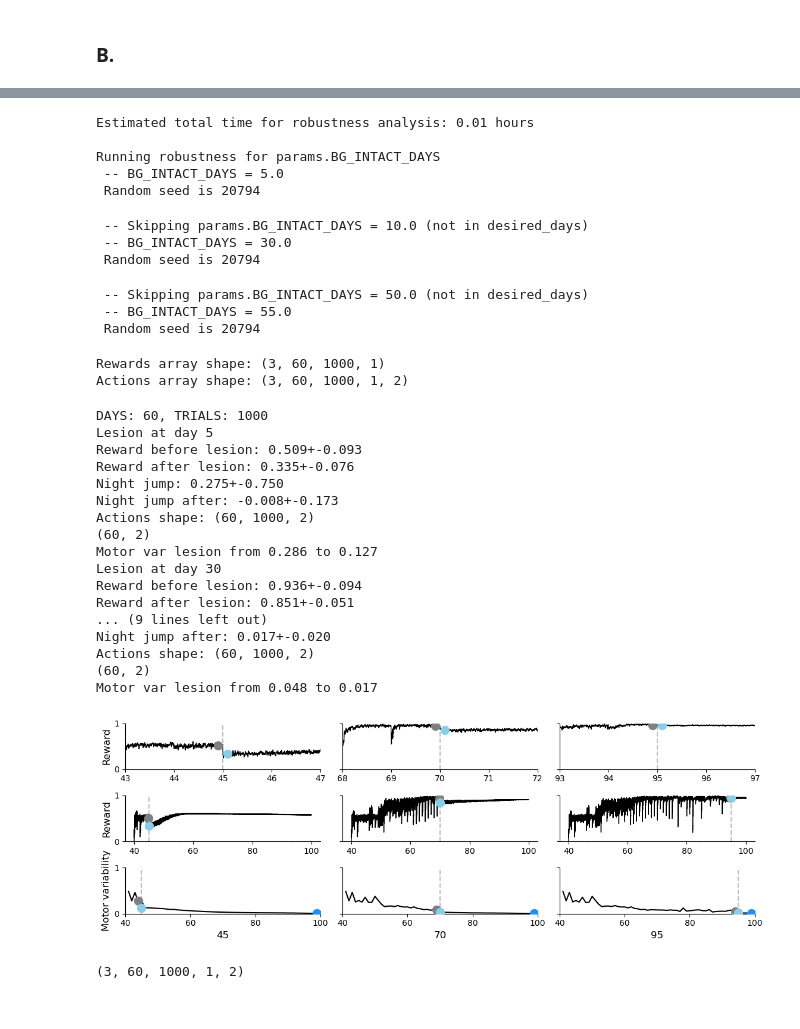
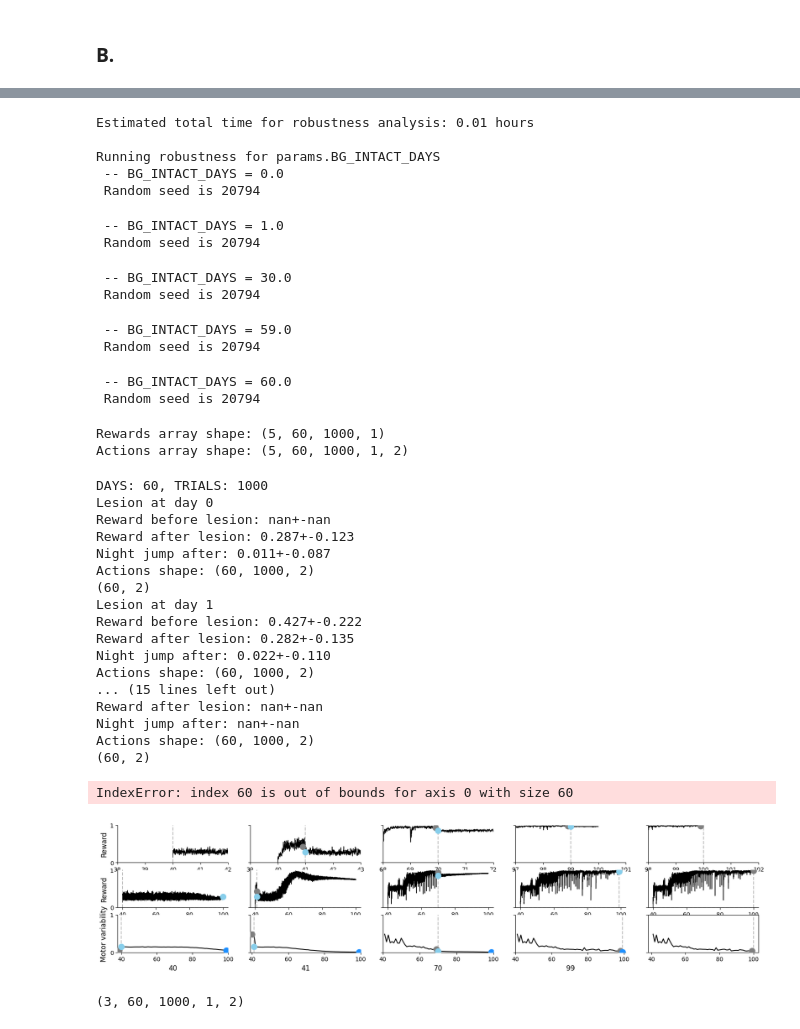
Before and after one commit to AtharvSuryawanshi/Dual_Pathway_RL_songbird, a Jupyter notebook: Figures/Figure_7.ipynb, the cells around one changed output, grey strips where cells are left out. Cells and saved outputs as stored; diff of their text form; code cells hidden in the pictures.

Commit message:
lesion day changes

```diff
--- a/Figures/Figure_7.ipynb
+++ b/Figures/Figure_7.ipynb
@@ -30,7 +30,7 @@ Base parameters loaded from params.yaml
 Testing
 Plotting colors safely loaded
 # %%
-wanted_days = [5, 30, 55]
+wanted_days = [0, 1, 30, 59, 60]
 wanted_parameters = ["BG_INTACT_DAYS"]
 # %%
 HERE = Path.cwd()          # notebook directory
@@ -625,16 +641,18 @@ print("Actions array shape:", actions_array.shape)
 Estimated total time for robustness analysis: 0.01 hours
 
 Running robustness for params.BG_INTACT_DAYS
- -- BG_INTACT_DAYS = 5.0
+ -- BG_INTACT_DAYS = 0.0
  Random seed is 20794
- -- Skipping params.BG_INTACT_DAYS = 10.0 (not in desired_days)
- -- BG_INTACT_DAYS = 30.0
+ -- BG_INTACT_DAYS = 1.0
  Random seed is 20794
- -- Skipping params.BG_INTACT_DAYS = 50.0 (not in desired_days)
- -- BG_INTACT_DAYS = 55.0
+ -- BG_INTACT_DAYS = 30.0
  Random seed is 20794
-Rewards array shape: (3, 60, 1000, 1)
-Actions array shape: (3, 60, 1000, 1, 2)
+ -- BG_INTACT_DAYS = 59.0
+ Random seed is 20794
+ -- BG_INTACT_DAYS = 60.0
+ Random seed is 20794
+Rewards array shape: (5, 60, 1000, 1)
+Actions array shape: (5, 60, 1000, 1, 2)
 # %%
 def plot_rewards_and_actions(rewards, actions, wanted_days, DAYS_TOTAL, TRIALS_TOTAL, smoothing=5):
     # Define colors for the points
@@ -661,8 +679,8 @@ def plot_rewards_and_actions(rewards, actions, wanted_days, DAYS_TOTAL, TRIALS_T
         print(f"Reward before lesion: {reward_before_lesion.mean():.3f}+-{reward_before_lesion.std():.3f}")
         print(f"Reward after lesion: {reward_after_lesion.mean():.3f}+-{reward_after_lesion.std():.3f}")
         # night jump
-        night_jump_before = actions[param_idx][lesion_day-3:lesion_day,0] - actions[param_idx][lesion_day-4:lesion_day-1,-1]
-        print(f"Night jump: {night_jump_before.mean():.3f}+-{night_jump_before.std():.3f}")
+        # night_jump_before = actions[param_idx][lesion_day-3:lesion_day,0] - actions[param_idx][lesion_day-4:lesion_day-1,-1]
+        # print(f"Night jump: {night_jump_before.mean():.3f}+-{night_jump_before.std():.3f}")
         night_jump_after = actions[param_idx][lesion_day+1:lesion_day+4,0] - actions[param_idx][lesion_day:lesion_day+3,-1]
         print(f"Night jump after: {night_jump_after.mean():.3f}+-{night_jump_after.std():.3f}")
         # Smooth data
@@ -679,9 +697,9 @@ def plot_rewards_and_actions(rewards, actions, wanted_days, DAYS_TOTAL, TRIALS_T
         spacing_with_zoom = 100
         spacing_without_zoom = 100
         axs[0, i].scatter(smooth_time[lesion_day*TRIALS_TOTAL - spacing_with_zoom] + offset, reward_before_lesion.mean(), color=point_colors['Before'], s=100, zorder=5)
-        axs[0, i].scatter(smooth_time[lesion_day*TRIALS_TOTAL + spacing_with_zoom] + offset, reward_after_lesion.mean(), color=point_colors['After'], s=100, zorder=5)
+        axs[0, i].scatter(smooth_time[lesion_day*TRIALS_TOTAL + spacing_with_zoom - 101] + offset, reward_after_lesion.mean(), color=point_colors['After'], s=100, zorder=5)
         axs[1, i].scatter(smooth_time[lesion_day*TRIALS_TOTAL - spacing_without_zoom] + offset, reward_before_lesion.mean(), color=point_colors['Before'], s=100, zorder=5)
-        axs[1, i].scatter(smooth_time[lesion_day*TRIALS_TOTAL + spacing_without_zoom] + offset, reward_after_lesion.mean(), color=point_colors['After'], s=100, zorder=5)
+        axs[1, i].scatter(smooth_time[lesion_day*TRIALS_TOTAL + spacing_without_zoom - 101] + offset, reward_after_lesion.mean(), color=point_colors['After'], s=100, zorder=5)
 
         # Formatting
         axs[0, i].set_xlim(offset+lesion_day - 2, offset+lesion_day + 2)
@@ -707,7 +725,7 @@ def plot_rewards_and_actions(rewards, actions, wanted_days, DAYS_TOTAL, TRIALS_T
         print(motor_var.shape)
         # print(f"Motor Var {motor_var[lesion_day-1]}, {motor_var[lesion_day]}")
         mean_motor_var = np.mean(motor_var, axis=1)  # (days)
-        print(f"Motor var lesion from {mean_motor_var[lesion_day-1]:.3f} to {mean_motor_var[lesion_day]:.3f}")
+        # print(f"Motor var lesion from {mean_motor_var[lesion_day-1]:.3f} to {mean_motor_var[lesion_day]:.3f}")
         axs[2, i].plot(np.arange(1, DAYS_TOTAL + 1) + offset, mean_motor_var, color='black')
         axs[2, i].axvline(lesion_day + offset, linestyle='--', color='grey', alpha=0.5)  # type: ignore
         axs[2, i].scatter(lesion_day - 1 + offset, mean_motor_var[lesion_day - 1], color=point_colors['Before'], s=100, zorder=5)
@@ -717,46 +735,47 @@ def plot_rewards_and_actions(rewards, actions, wanted_days, DAYS_TOTAL, TRIALS_T
         axs[2, i].set_ylim(0, 1)
         axs[2, i].set_yticks([0, 1])
         axs[2, i].set_xticks(offset + np.arange(0, DAYS_TOTAL + 1, 20))
         axs[2, i].set_xlabel(lesion_day + offset, fontsize=12)
         axs[2, i].tick_params(labelsize=10)
         axs[2, i].spines[['right', 'top']].set_visible(False)
         if i == 0:
             axs[2, i].set_ylabel("Motor variability", fontsize=12)
 
     handles = [plt.Line2D([0], [0], marker='o', color='w', markerfacecolor=col, markersize=8, label=lbl)   # type: ignore
                for lbl, col in point_colors.items()] # type: ignore
 
     plt.tight_layout(rect=[0, 0, 0.95, 1])  #type: ignore
     return fig
 
 
 TRIALS = outputs_all[0]['rewards'].shape[1]
 DAYS = outputs_all[0]['rewards'].shape[0]
 print(f"DAYS: {DAYS}, TRIALS: {TRIALS}")
 
 # plot_rewards_and_actions(rewards_output, actions, param_order, DAYS, TRIALS)
 plot_rewards_and_actions(rewards_array, actions_array, wanted_days , DAYS, TRIALS, smoothing=10)
 
 save_figure("Figure_7b", save=True)
 # %% [output]
 DAYS: 60, TRIALS: 1000
-Lesion at day 5
-Reward before lesion: 0.509+-0.093
-Reward after lesion: 0.335+-0.076
-Night jump: 0.275+-0.750
-Night jump after: -0.008+-0.173
+Lesion at day 0
+Reward before lesion: nan+-nan
+Reward after lesion: 0.287+-0.123
+Night jump after: 0.011+-0.087
 Actions shape: (60, 1000, 2)
 (60, 2)
-Motor var lesion from 0.286 to 0.127
-Lesion at day 30
-Reward before lesion: 0.936+-0.094
-Reward after lesion: 0.851+-0.051
-... (9 lines left out)
-Night jump after: 0.017+-0.020
+Lesion at day 1
+Reward before lesion: 0.427+-0.222
+Reward after lesion: 0.282+-0.135
+Night jump after: 0.022+-0.110
+Actions shape: (60, 1000, 2)
+... (15 lines left out)
+Reward after lesion: nan+-nan
+Night jump after: nan+-nan
 Actions shape: (60, 1000, 2)
 (60, 2)
-Motor var lesion from 0.048 to 0.017
+IndexError: index 60 is out of bounds for axis 0 with size 60
-[figure, old version]
+[figure, new version]
 # %%
 actions_array.shape
 # %% [output]
```
Also changed, not shown: parts of 5 cells of this notebook, 4 other files.
